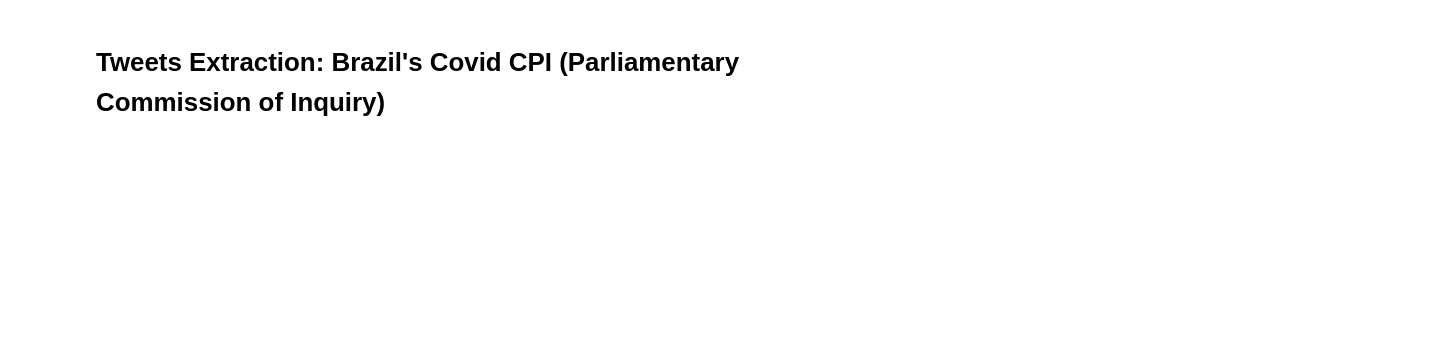
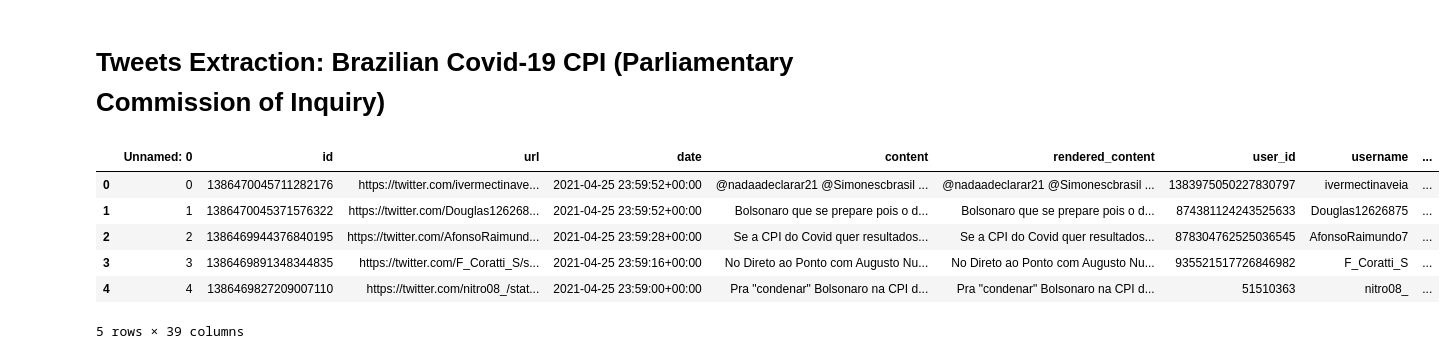
Before and after one commit to lucasraniere/twitter-cpi-case-study, a Jupyter notebook: tweets_extraction.ipynb, the cells around one changed output. Cells and saved outputs as stored; diff of their text form; code cells hidden in the pictures; blank space fills up the shorter version.

```diff
--- a/tweets_extraction.ipynb
+++ b/tweets_extraction.ipynb
@@ -1,3 +1,3 @@
 # %% [markdown]
-# __Tweets Extraction: Brazil's Covid CPI (Parliamentary Commission of Inquiry)__
+# __Tweets Extraction: Brazilian Covid-19 CPI (Parliamentary Commission of Inquiry)__
 # %%
@@ -91,0 +149,12 @@ def week_tweet_extract(week):
+# %%
+df=pd.read_csv('data/tweets/week_1/day_1_2021-04-25_query_extraction.csv')
+# %%
+df.head()
+# %% [output]
+|  | Unnamed: 0 | id | url | date | content | rendered_content | user_id | username | ... |
+| 0 | 0 | 1386470045711282176 | https://twitter.com/ivermectinave... | 2021-04-25 23:59:52+00:00 | @nadaadeclarar21 @Simonescbrasil ... | @nadaadeclarar21 @Simonescbrasil ... | 1383975050227830797 | ivermectinaveia | ... |
+| 1 | 1 | 1386470045371576322 | https://twitter.com/Douglas126268... | 2021-04-25 23:59:52+00:00 | Bolsonaro que se prepare pois o d... | Bolsonaro que se prepare pois o d... | 874381124243525633 | Douglas12626875 | ... |
+| 2 | 2 | 1386469944376840195 | https://twitter.com/AfonsoRaimund... | 2021-04-25 23:59:28+00:00 | Se a CPI do Covid quer resultados... | Se a CPI do Covid quer resultados... | 878304762525036545 | AfonsoRaimundo7 | ... |
+| 3 | 3 | 1386469891348344835 | https://twitter.com/F_Coratti_S/s... | 2021-04-25 23:59:16+00:00 | No Direto ao Ponto com Augusto Nu... | No Direto ao Ponto com Augusto Nu... | 935521517726846982 | F_Coratti_S | ... |
+| 4 | 4 | 1386469827209007110 | https://twitter.com/nitro08_/stat... | 2021-04-25 23:59:00+00:00 | Pra "condenar" Bolsonaro na CPI d... | Pra "condenar" Bolsonaro na CPI d... | 51510363 | nitro08_ | ... |
+5 rows × 39 columns
```
Also changed, not shown: parts of 5 cells of this notebook, 6 other files.
